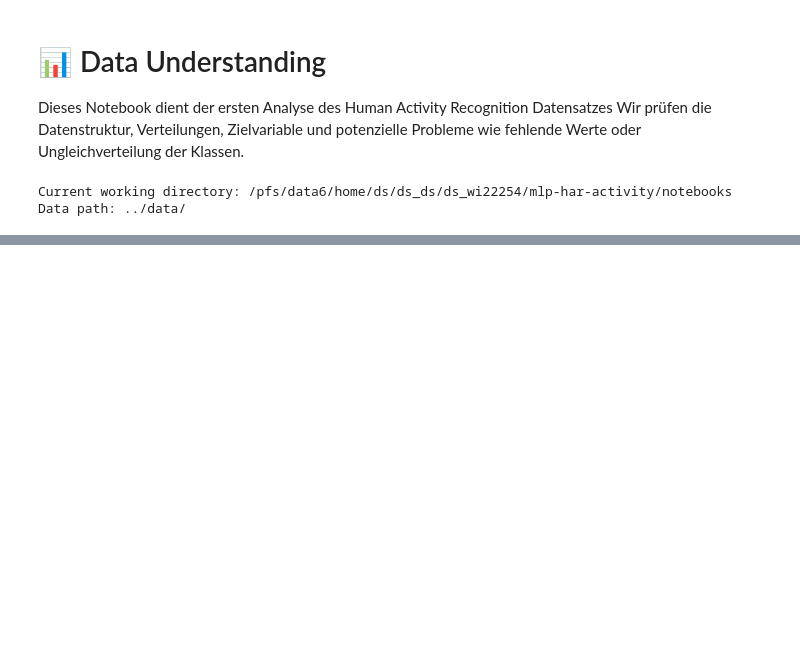
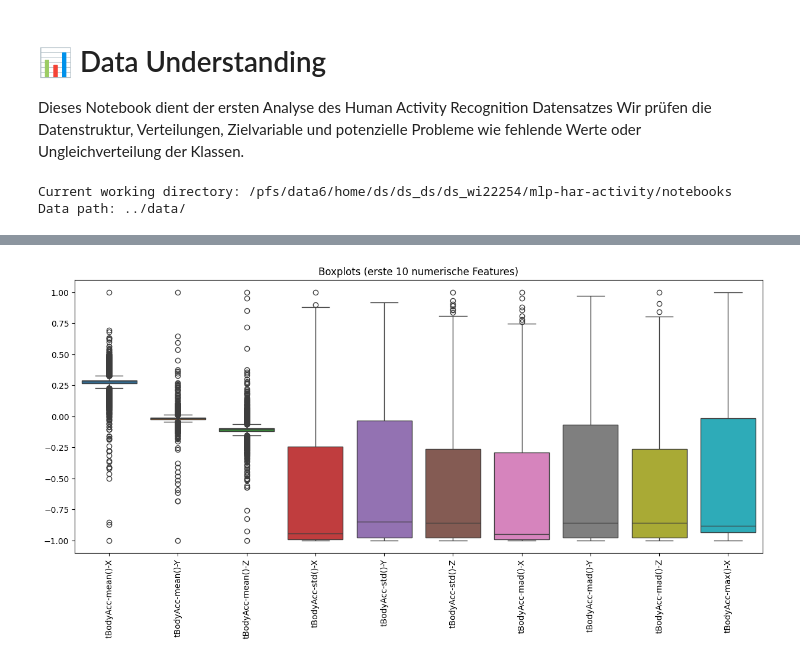
Before and after one commit to Mehmet1700/mlp-har-activity, a Jupyter notebook: notebooks/01_data_understanding.ipynb, the cells around one changed output, grey strips where cells are left out. Saved outputs shown, nothing was run; the diff lists cells and outputs as text; code cells hidden in the pictures; blank space fills up the shorter version.

```diff
--- a/notebooks/01_data_understanding.ipynb
+++ b/notebooks/01_data_understanding.ipynb
@@ -65,0 +67,9 @@ Test shape: (2947, 563)
+# %%
+# Boxplots – zeigen Ausreißer
+plt.figure(figsize=(15, 6))
+sns.boxplot(data=train_df[numeric_cols[:10]])
+plt.xticks(rotation=90)
+plt.title("Boxplots (erste 10 numerische Features)")
+plt.show()
+# %% [output]
+[figure, added]
```
Also changed, not shown: parts of 6 cells of this notebook, 10 other files.
